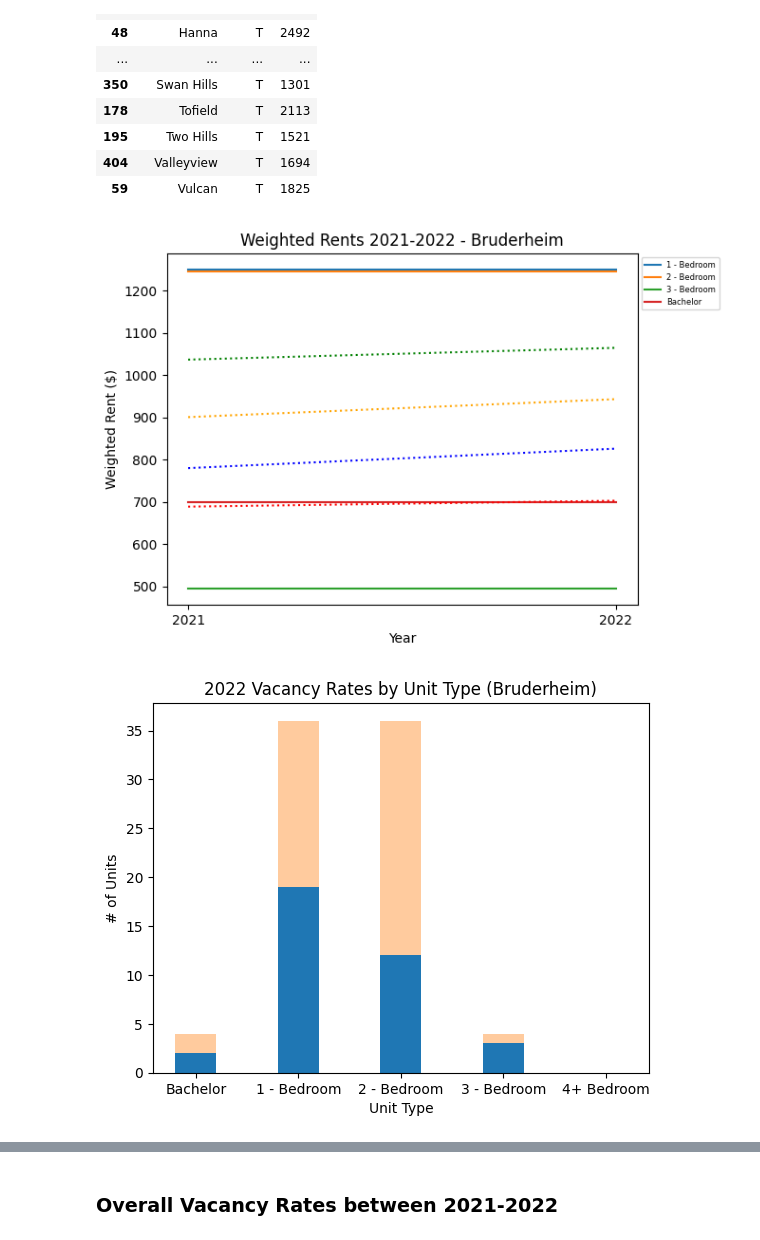
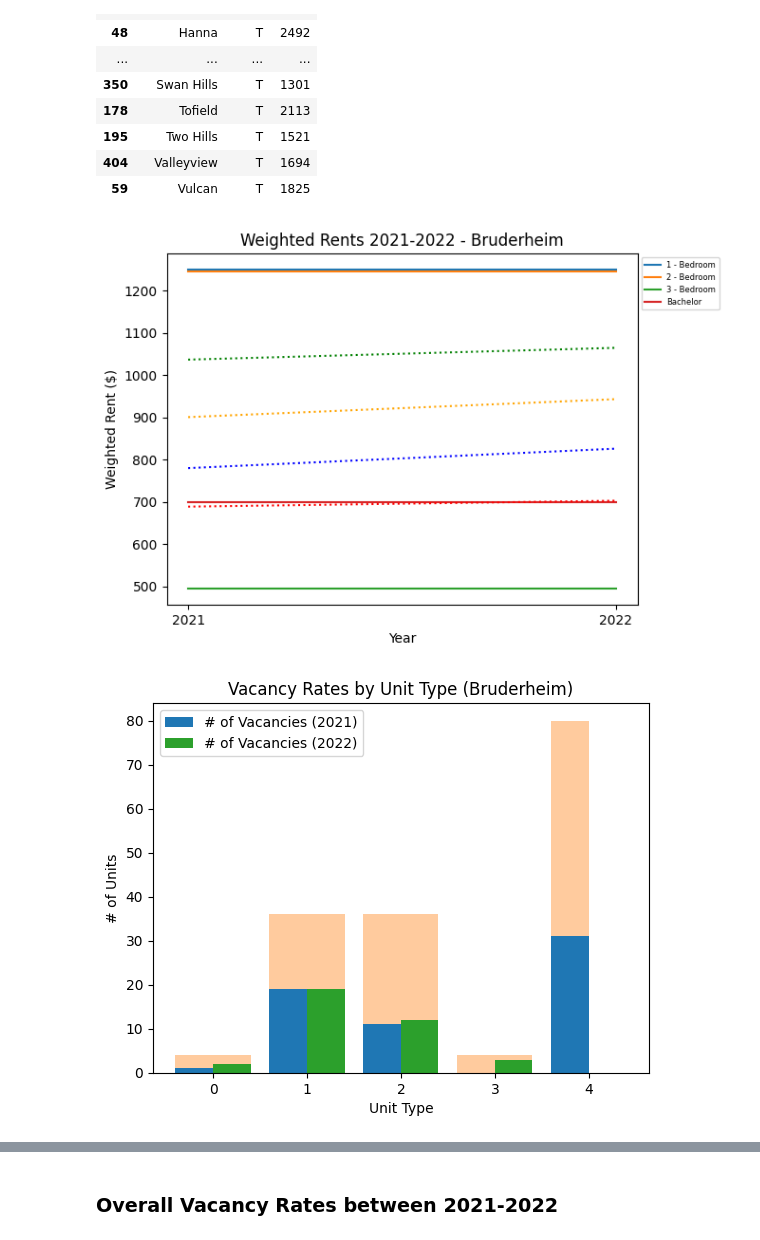
Before and after one commit to Mathemusician1729/DATA-221-Project, a Jupyter notebook: 221-Project.ipynb, the cells around one changed output, grey strips where cells are left out. Saved outputs shown, nothing was run; the diff lists cells and outputs as text; code cells hidden in the pictures.

Commit message:
done all bar graphs for small town TODO: do for the rest on monday

```diff
--- a/221-Project.ipynb
+++ b/221-Project.ipynb
@@ -298,31 +398,39 @@ mclennan_rents = mclennan[["2021 Weighted Rent", "2022 Weighted Rent"]]
 # %%
 # Why we used this? --> Extreme Case 1: Bruderheim (Literally exactly the same rent between both for all units --> massive difference from rent prices)
 for i in range(len(bruderheim.index)):
     plt.plot(["2021", "2022"], bruderheim_rents.iloc[i], label=bruderheim["Unit Type"].iloc[i])
 
 plt.plot([mean_bachelors2021, mean_bachelors2022], linestyle='dotted', color="r")
 plt.plot([mean_1beds2021, mean_1beds2022], linestyle='dotted', color="b")
 plt.plot([mean_2beds2021, mean_2beds2022], linestyle='dotted', color="orange")
 plt.plot([mean_3beds2021, mean_3beds2022], linestyle='dotted', color="g")
 plt.title("Weighted Rents 2021-2022 - Bruderheim")
 plt.xlabel("Year")
 plt.ylabel("Weighted Rent ($)")
 plt.legend(prop={'size': 6}, bbox_to_anchor=(1,1))
 plt.show()
 
-# asdf
-vacancy = np.array(bruderheim_vacancies.loc["Vacancies"])
-num_units = np.array(bruderheim_vacancies.loc["Number of Units"])
+# plot bar graphs of individual unit vacancies
+vacancy_2021 = np.array(bruderheim_vacancies["2021"].loc["Vacancies"])
+vacancy_2022 = np.array(bruderheim_vacancies["2022"].loc["Vacancies"])
 
-plt.bar(bruderheim_vacancies.columns, vacancy, 0.4)
-plt.bar(bruderheim_vacancies.columns, num_units - vacancy, 0.4, bottom=vacancy, alpha=0.4)
-plt.title("2022 Vacancy Rates by Unit Type (Bruderheim)")
+num_units_2021 = np.array(bruderheim_vacancies["2021"].loc["Number of Units"])
+num_units_2022 = np.array(bruderheim_vacancies["2022"].loc["Number of Units"])
+
+x_range = np.arange(len(bruderheim_vacancies["2021"].columns)) # create (also allows us to offset the bars)
+
+plt.bar(x_range - 0.2, vacancy_2021, 0.4, label="# of Vacancies (2021)")
+plt.bar(x_range - 0.2, num_units_2021 - vacancy_2021, 0.4, bottom=vacancy_2021, alpha=0.4)
+plt.bar(x_range + 0.2, vacancy_2022, 0.4, color="C2", label="# of Vacancies (2022)")
+plt.bar(x_range + 0.2, num_units_2022 - vacancy_2022, 0.4, bottom=vacancy_2022, alpha=0.4, color="C1")
+plt.title("Vacancy Rates by Unit Type (Bruderheim)")
 plt.xlabel("Unit Type")
 plt.ylabel("# of Units")
+plt.legend()
 plt.show()
 # %% [output]
 [figure]
-[figure, old version]
+[figure, new version]
 # %%
 # Why we used this? --> Extreme Case 2: Fox Creek (Increases in all and are above the mean rent --> massive difference from rent prices)
 for i in range(len(foxcreek.index)):
```
Also changed, not shown: parts of 14 cells of this notebook.
